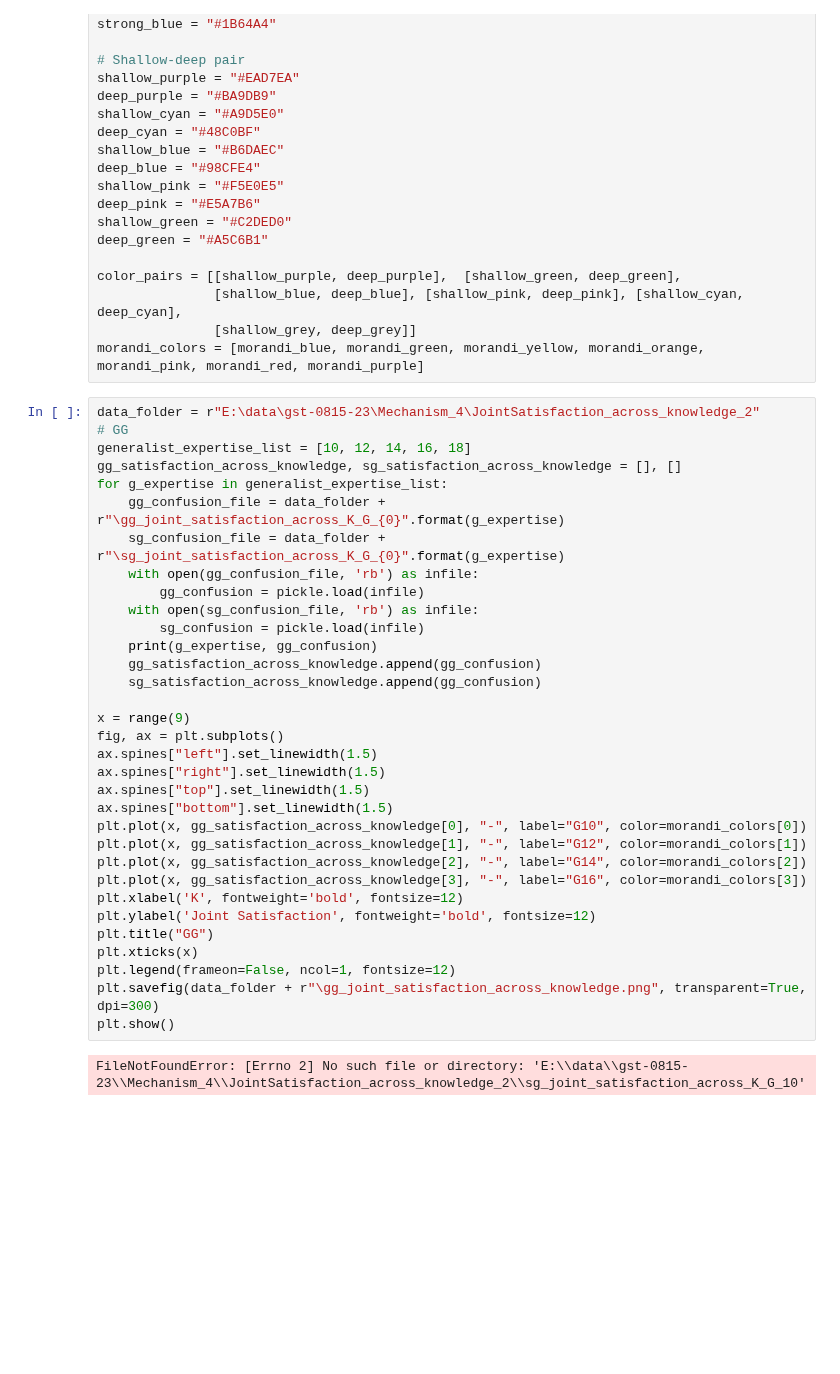
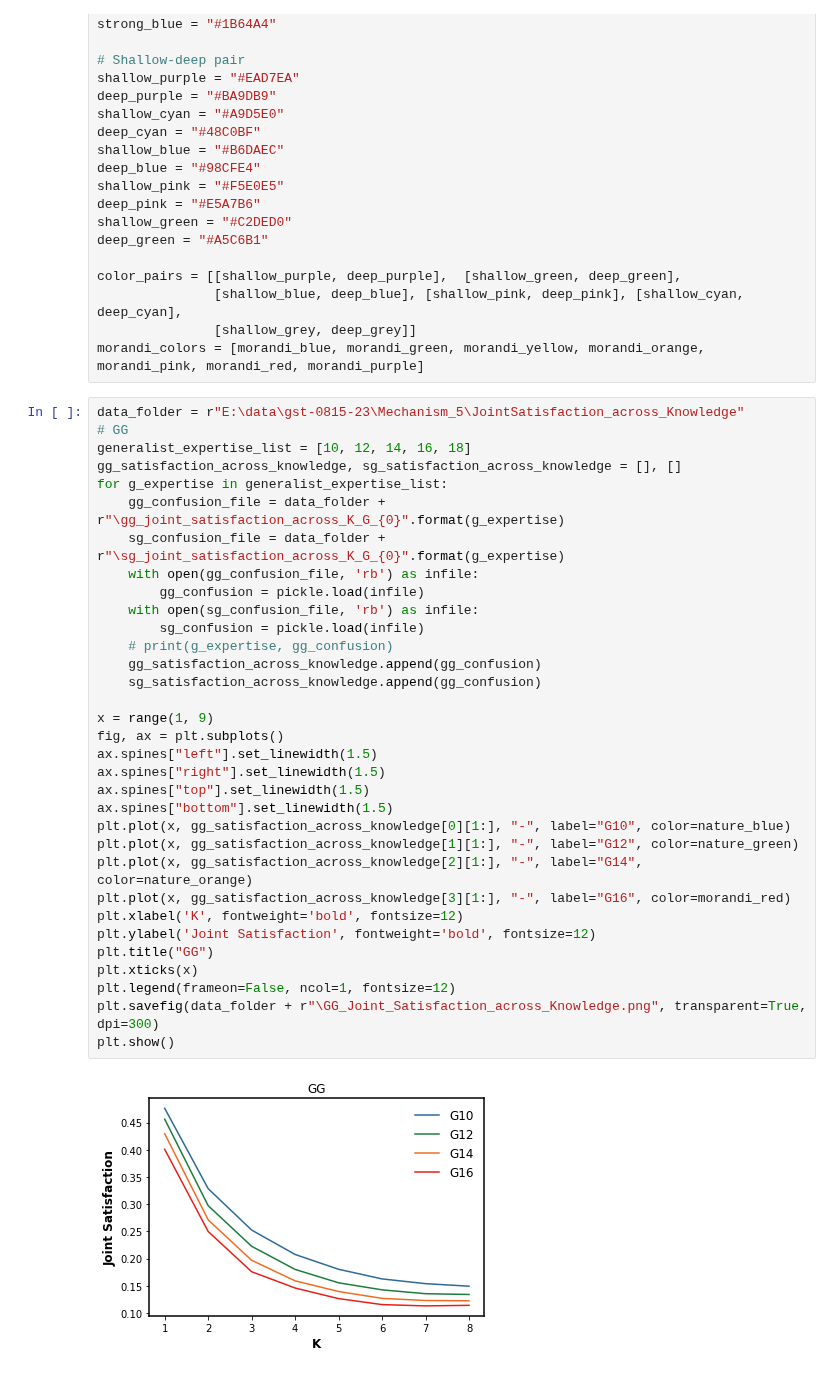
Before and after one commit to baldFemale/OpenInnovationFramework, a Jupyter notebook: Mechanism/JointSatisfaction_across_Knowledge/Evaluator.ipynb, the cells around one changed output. Saved outputs shown, nothing was run; the diff lists cells and outputs as text; blank space fills up the shorter version.

```diff
--- a/Mechanism/JointSatisfaction_across_Knowledge/Evaluator.ipynb
+++ b/Mechanism/JointSatisfaction_across_Knowledge/Evaluator.ipynb
@@ -41,39 +41,39 @@ color_pairs = [[shallow_purple, deep_purple],  [shallow_green, deep_green],
                [shallow_grey, deep_grey]]
 morandi_colors = [morandi_blue, morandi_green, morandi_yellow, morandi_orange, morandi_pink, morandi_red, morandi_purple]
 # %%
-data_folder = r"E:\data\gst-0815-23\Mechanism_4\JointSatisfaction_across_knowledge_2"
+data_folder = r"E:\data\gst-0815-23\Mechanism_5\JointSatisfaction_across_Knowledge"
 # GG
 generalist_expertise_list = [10, 12, 14, 16, 18]
 gg_satisfaction_across_knowledge, sg_satisfaction_across_knowledge = [], []
 for g_expertise in generalist_expertise_list:
     gg_confusion_file = data_folder + r"\gg_joint_satisfaction_across_K_G_{0}".format(g_expertise)
     sg_confusion_file = data_folder + r"\sg_joint_satisfaction_across_K_G_{0}".format(g_expertise)
     with open(gg_confusion_file, 'rb') as infile:
         gg_confusion = pickle.load(infile)
     with open(sg_confusion_file, 'rb') as infile:
         sg_confusion = pickle.load(infile)
-    print(g_expertise, gg_confusion)
+    # print(g_expertise, gg_confusion)
     gg_satisfaction_across_knowledge.append(gg_confusion)
     sg_satisfaction_across_knowledge.append(gg_confusion)
 
-x = range(9)
+x = range(1, 9)
 fig, ax = plt.subplots()
 ax.spines["left"].set_linewidth(1.5)
 ax.spines["right"].set_linewidth(1.5)
 ax.spines["top"].set_linewidth(1.5)
 ax.spines["bottom"].set_linewidth(1.5)
-plt.plot(x, gg_satisfaction_across_knowledge[0], "-", label="G10", color=morandi_colors[0])
-plt.plot(x, gg_satisfaction_across_knowledge[1], "-", label="G12", color=morandi_colors[1])
-plt.plot(x, gg_satisfaction_across_knowledge[2], "-", label="G14", color=morandi_colors[2])
-plt.plot(x, gg_satisfaction_across_knowledge[3], "-", label="G16", color=morandi_colors[3])
+plt.plot(x, gg_satisfaction_across_knowledge[0][1:], "-", label="G10", color=nature_blue)
+plt.plot(x, gg_satisfaction_across_knowledge[1][1:], "-", label="G12", color=nature_green)
+plt.plot(x, gg_satisfaction_across_knowledge[2][1:], "-", label="G14", color=nature_orange)
+plt.plot(x, gg_satisfaction_across_knowledge[3][1:], "-", label="G16", color=morandi_red)
 plt.xlabel('K', fontweight='bold', fontsize=12)
 plt.ylabel('Joint Satisfaction', fontweight='bold', fontsize=12)
 plt.title("GG")
 plt.xticks(x)
 plt.legend(frameon=False, ncol=1, fontsize=12)
-plt.savefig(data_folder + r"\gg_joint_satisfaction_across_knowledge.png", transparent=True, dpi=300)
+plt.savefig(data_folder + r"\GG_Joint_Satisfaction_across_Knowledge.png", transparent=True, dpi=300)
 plt.show()
 # %% [output]
-FileNotFoundError: [Errno 2] No such file or directory: 'E:\\data\\gst-0815-23\\Mechanism_4\\JointSatisfaction_across_knowledge_2\\sg_joint_satisfaction_across_K_G_10'
+[figure, added]
 # %%
 # SG
```
Also changed, not shown: parts of 3 cells of this notebook.
